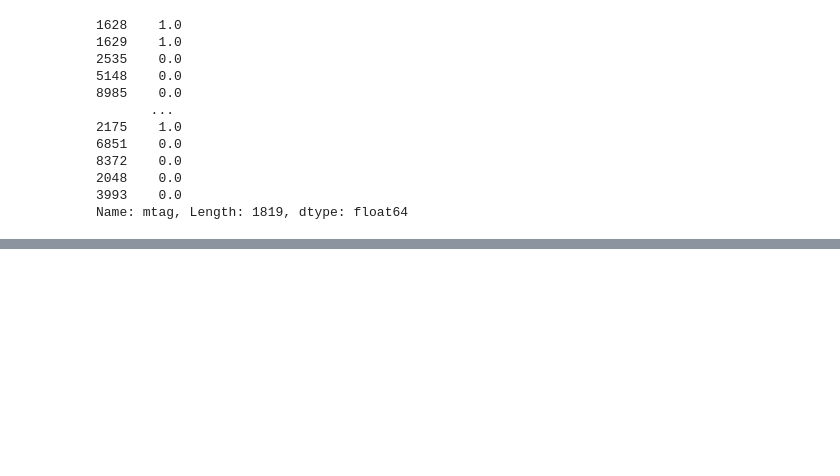
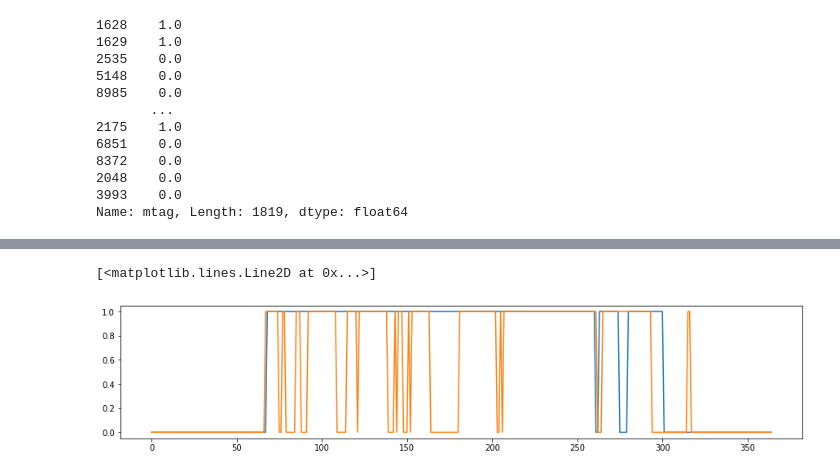
Before and after one commit to zeusryu0/kdt4_project, a Jupyter notebook: project2/code/가뭄모델-Regression.ipynb, the cells around one changed output, grey strips where cells are left out. Drawn from its saved outputs; the diff is of its cells as text; code cells hidden in the pictures; blank space fills up the shorter version.

```diff
--- a/project2/code/가뭄모델-Regression.ipynb
+++ b/project2/code/가뭄모델-Regression.ipynb
@@ -367,7 +367,7 @@ for i in range(60):
     dat[f't12-{i}'] = spi['SPI12'].shift(i)
     tmp[f'일강수량-{i}'] = cli_seoul['일강수량'].shift(i)
     tmp2[f'평균증기압-{i}'] = cli_seoul['평균 증기압'].shift(i)
-e_day = 30
+e_day = 60
 dat[f'est+{e_day}'] = spi[col_target].shift(-1 * e_day)
 dat['누적 강수량'] = tmp.sum(axis=1)
 dat['평균 증기압'] = tmp2.mean(axis=1)
@@ -601,3 +597,10 @@ targetdat = spi[spi['일시'].astype('datetime64').apply(lambda date : date.year
 targetdat['target'][targetdat['SPI6'] < -1]=1
 # %%
 targetdat['target'].to_csv('가뭄타겟.csv')
+# %%
+plt.figure(figsize=(15,3))
+plt.plot(test['est+60'].apply(lambda x : 1 if x < -1 else 0).reset_index(drop=True))
+plt.plot(xgbc.predict(test.drop(['est+60','일시'],axis=1)))
+# %% [output]
+[<matplotlib.lines.Line2D at 0x...>]
+[figure, added]
```
Also changed, not shown: parts of 8 cells of this notebook, 12 other files.
